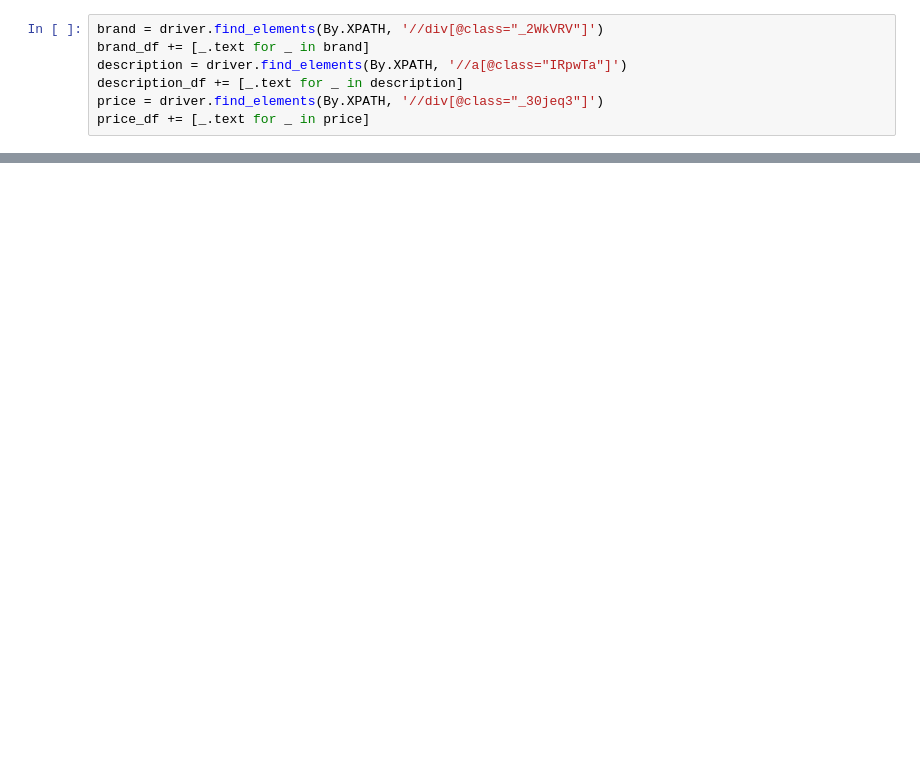
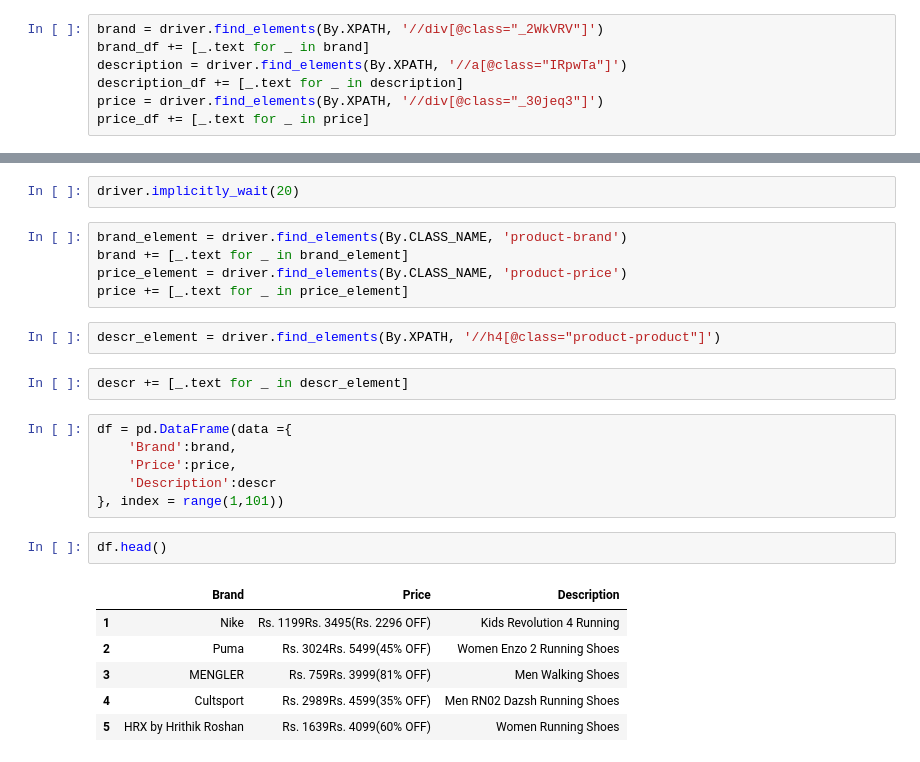
Before and after one commit to zobekenobe/Internship, a Jupyter notebook: Web Scraping Assignment 2 - Selenium.ipynb, the cells around one changed output, grey strips where cells are left out. Drawn from its saved outputs; the diff is of its cells as text; blank space fills up the shorter version.

```diff
--- a/Web Scraping Assignment 2 - Selenium.ipynb
+++ b/Web Scraping Assignment 2 - Selenium.ipynb
@@ -420,2 +461,28 @@ len(description_df)
+# %%
+driver.implicitly_wait(20)
+# %%
+brand_element = driver.find_elements(By.CLASS_NAME, 'product-brand')
+brand += [_.text for _ in brand_element]
+price_element = driver.find_elements(By.CLASS_NAME, 'product-price')
+price += [_.text for _ in price_element]
+# %%
+descr_element = driver.find_elements(By.XPATH, '//h4[@class="product-product"]')
+# %%
+descr += [_.text for _ in descr_element]
+# %%
+df = pd.DataFrame(data ={
+    'Brand':brand,
+    'Price':price,
+    'Description':descr
+}, index = range(1,101))
+# %%
+df.head()
+# %% [output]
+|  | Brand | Price | Description |
+| 1 | Nike | Rs. 1199Rs. 3495(Rs. 2296 OFF) | Kids Revolution 4 Running |
+| 2 | Puma | Rs. 3024Rs. 5499(45% OFF) | Women Enzo 2 Running Shoes |
+| 3 | MENGLER | Rs. 759Rs. 3999(81% OFF) | Men Walking Shoes |
+| 4 | Cultsport | Rs. 2989Rs. 4599(35% OFF) | Men RN02 Dazsh Running Shoes |
+| 5 | HRX by Hrithik Roshan | Rs. 1639Rs. 4099(60% OFF) | Women Running Shoes |
 # %%
 # %% [output]
```
Also changed, not shown: parts of 18 cells of this notebook.
